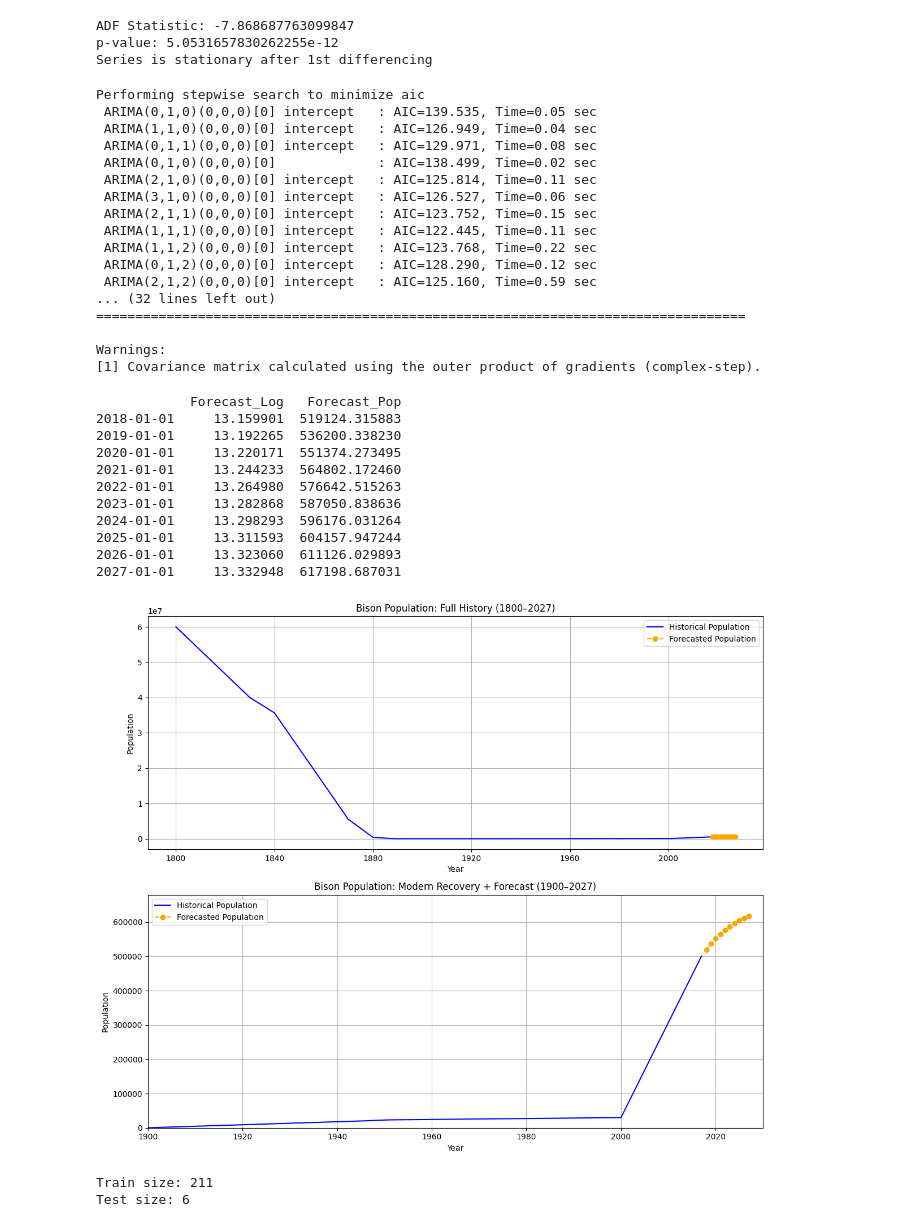
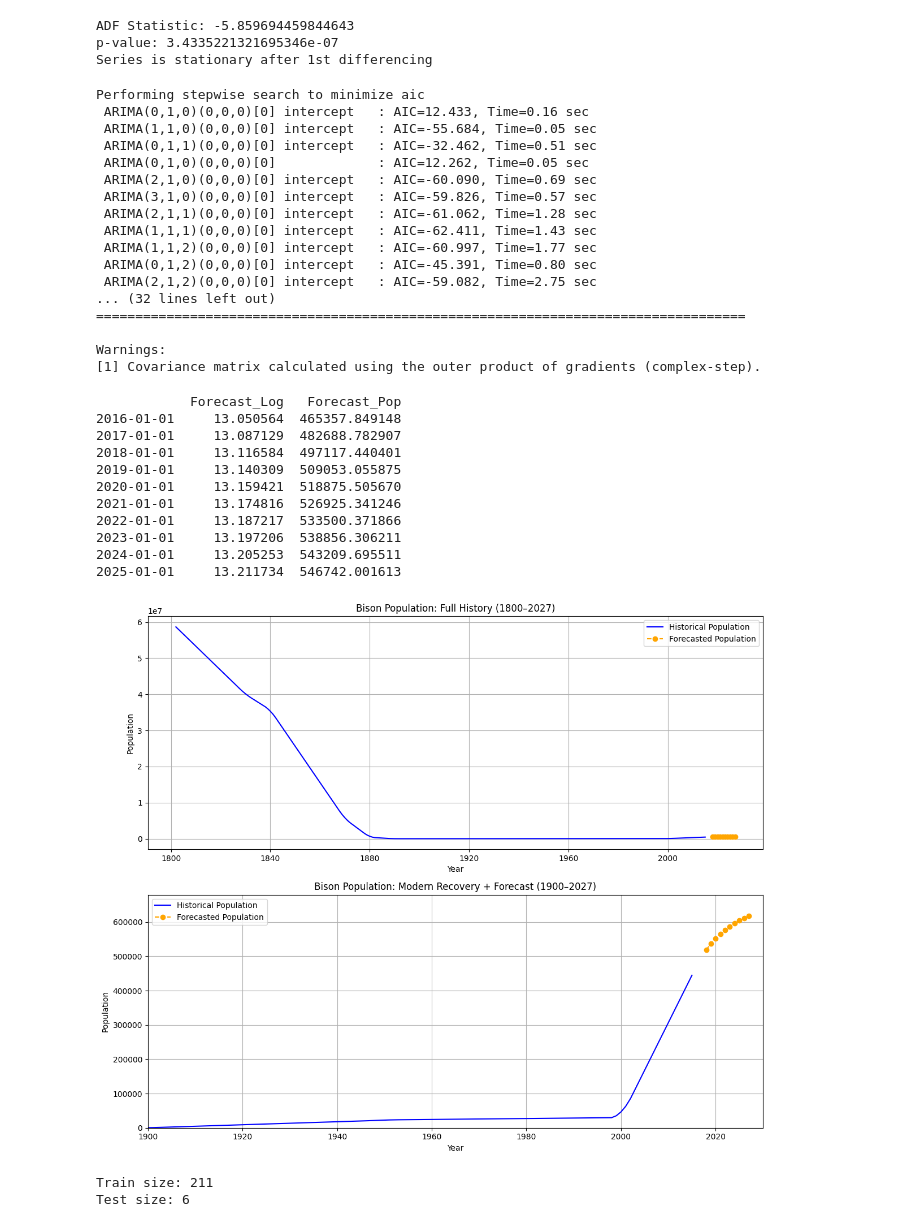
Before and after one commit to godz1llaXD/fauna-forecast, a Jupyter notebook: notebook/ARIMA.ipynb, the cells around one changed output. Cells and saved outputs as stored; diff of their text form; code cells hidden in the pictures.

```diff
--- a/notebook/ARIMA.ipynb
+++ b/notebook/ARIMA.ipynb
@@ -7,15 +7,19 @@ from statsmodels.tsa.arima.model import ARIMA
 import matplotlib.pyplot as plt
 from sklearn.metrics import mean_absolute_error, mean_squared_error
 # %%
-file_path = r"E:\file_main\Major_1\fauna-forecast\data\raw\bison_population_interpolated.csv"
+import pandas as pd
+
+file_path = r"E:\file_main\Major_1\fauna-forecast\data\cleaned\bison_population_cleaned.csv"
 df = pd.read_csv(file_path)
 
-# Convert Year to datetime and set as index
-df['Year'] = pd.to_datetime(df['Year'], format='%Y')
+# If Year already looks like 2010-01-01
+df['Year'] = pd.to_datetime(df['Year'], errors='coerce')
+
+# Set as index
 df.set_index('Year', inplace=True)
 
 # Ensure yearly frequency
-df = df.asfreq('YS')  # Year Start frequency
+df = df.asfreq('YS')
 
 print(df.head())
 # %% [output]
@@ -29,6 +33,6 @@ Year
 # %%
 # Log-transform to handle large range
-df['Log_Pop'] = np.log1p(df['Population'])
+df['Log_Pop'] = np.log1p(df['Smoothed'])
 
 # Drop any missing values
 series = df['Log_Pop'].dropna()
@@ -53,8 +57,8 @@ if result[1] <= 0.05:
 else:
     print("Series is non-stationary – consider 2nd differencing")
 # %% [output]
-ADF Statistic: -7.868687763099847
-p-value: 5.0531657830262255e-12
+ADF Statistic: -5.859694459844643
+p-value: 3.4335221321695346e-07
 Series is stationary after 1st differencing
 # %%
 # Auto ARIMA to choose best p, d, q
@@ -76,17 +80,17 @@ model_fit = model.fit()
 print(model_fit.summary())
 # %% [output]
 Performing stepwise search to minimize aic
- ARIMA(0,1,0)(0,0,0)[0] intercept   : AIC=139.535, Time=0.05 sec
- ARIMA(1,1,0)(0,0,0)[0] intercept   : AIC=126.949, Time=0.04 sec
- ARIMA(0,1,1)(0,0,0)[0] intercept   : AIC=129.971, Time=0.08 sec
- ARIMA(0,1,0)(0,0,0)[0]             : AIC=138.499, Time=0.02 sec
- ARIMA(2,1,0)(0,0,0)[0] intercept   : AIC=125.814, Time=0.11 sec
- ARIMA(3,1,0)(0,0,0)[0] intercept   : AIC=126.527, Time=0.06 sec
- ARIMA(2,1,1)(0,0,0)[0] intercept   : AIC=123.752, Time=0.15 sec
- ARIMA(1,1,1)(0,0,0)[0] intercept   : AIC=122.445, Time=0.11 sec
- ARIMA(1,1,2)(0,0,0)[0] intercept   : AIC=123.768, Time=0.22 sec
- ARIMA(0,1,2)(0,0,0)[0] intercept   : AIC=128.290, Time=0.12 sec
- ARIMA(2,1,2)(0,0,0)[0] intercept   : AIC=125.160, Time=0.59 sec
+ ARIMA(0,1,0)(0,0,0)[0] intercept   : AIC=12.433, Time=0.16 sec
+ ARIMA(1,1,0)(0,0,0)[0] intercept   : AIC=-55.684, Time=0.05 sec
+ ARIMA(0,1,1)(0,0,0)[0] intercept   : AIC=-32.462, Time=0.51 sec
+ ARIMA(0,1,0)(0,0,0)[0]             : AIC=12.262, Time=0.05 sec
+ ARIMA(2,1,0)(0,0,0)[0] intercept   : AIC=-60.090, Time=0.69 sec
+ ARIMA(3,1,0)(0,0,0)[0] intercept   : AIC=-59.826, Time=0.57 sec
+ ARIMA(2,1,1)(0,0,0)[0] intercept   : AIC=-61.062, Time=1.28 sec
+ ARIMA(1,1,1)(0,0,0)[0] intercept   : AIC=-62.411, Time=1.43 sec
+ ARIMA(1,1,2)(0,0,0)[0] intercept   : AIC=-60.997, Time=1.77 sec
+ ARIMA(0,1,2)(0,0,0)[0] intercept   : AIC=-45.391, Time=0.80 sec
+ ARIMA(2,1,2)(0,0,0)[0] intercept   : AIC=-59.082, Time=2.75 sec
 ... (32 lines left out)
 ===================================================================================
 
@@ -111,19 +115,19 @@ forecast_df = pd.DataFrame({
 print(forecast_df)
 # %% [output]
             Forecast_Log   Forecast_Pop
-2018-01-01     13.159901  519124.315883
-2019-01-01     13.192265  536200.338230
-2020-01-01     13.220171  551374.273495
-2021-01-01     13.244233  564802.172460
-2022-01-01     13.264980  576642.515263
-2023-01-01     13.282868  587050.838636
-2024-01-01     13.298293  596176.031264
-2025-01-01     13.311593  604157.947244
-2026-01-01     13.323060  611126.029893
-2027-01-01     13.332948  617198.687031
+2016-01-01     13.050564  465357.849148
+2017-01-01     13.087129  482688.782907
+2018-01-01     13.116584  497117.440401
+2019-01-01     13.140309  509053.055875
+2020-01-01     13.159421  518875.505670
+2021-01-01     13.174816  526925.341246
+2022-01-01     13.187217  533500.371866
+2023-01-01     13.197206  538856.306211
+2024-01-01     13.205253  543209.695511
+2025-01-01     13.211734  546742.001613
 # %%
 # Historical data
-historical = df['Population']
+historical = df['Smoothed']
 
 # Forecasted data
 forecast_index = pd.date_range(start='2018-01-01', end='2027-01-01', freq='YS')
@@ -135,34 +139,34 @@ fig, axes = plt.subplots(2, 1, figsize=(12,10), sharey=False)
 
 # Panel 1: Full history
 axes[0].plot(historical.index, historical.values, label='Historical Population', color='blue')
 axes[0].plot(forecast_index, forecast_pop, label='Forecasted Population', color='orange', linestyle='--', marker='o')
 axes[0].set_title('Bison Population: Full History (1800–2027)')
 axes[0].set_xlabel('Year')
 axes[0].set_ylabel('Population')
 axes[0].legend()
 axes[0].grid(True)
 
 # Panel 2: Zoom into modern recovery + forecast with auto y-scaling
 axes[1].plot(historical.index, historical.values, label='Historical Population', color='blue')
 axes[1].plot(forecast_index, forecast_pop, label='Forecasted Population', color='orange', linestyle='--', marker='o')
 axes[1].set_xlim(pd.to_datetime("1900-01-01"), pd.to_datetime("2030-01-01"))
 
 # Auto-adjust y-axis to show only modern range
 modern_data = historical[historical.index >= "1900-01-01"]
 y_min = 0
 y_max = max(modern_data.max(), max(forecast_pop)) * 1.1  # add 10% padding
 axes[1].set_ylim(y_min, y_max)
 
 axes[1].set_title('Bison Population: Modern Recovery + Forecast (1900–2027)')
 axes[1].set_xlabel('Year')
 axes[1].set_ylabel('Population')
 axes[1].legend()
 axes[1].grid(True)
 
 plt.tight_layout()
 plt.show()
 # %% [output]
-[figure, old version]
+[figure, new version]
 # %%
 # Train: until 2010 | Test: 2011–2017
 train = df.loc[:'2010-12-31', 'Log_Pop']
```
Also changed, not shown: parts of 5 cells of this notebook, 2 other files.
